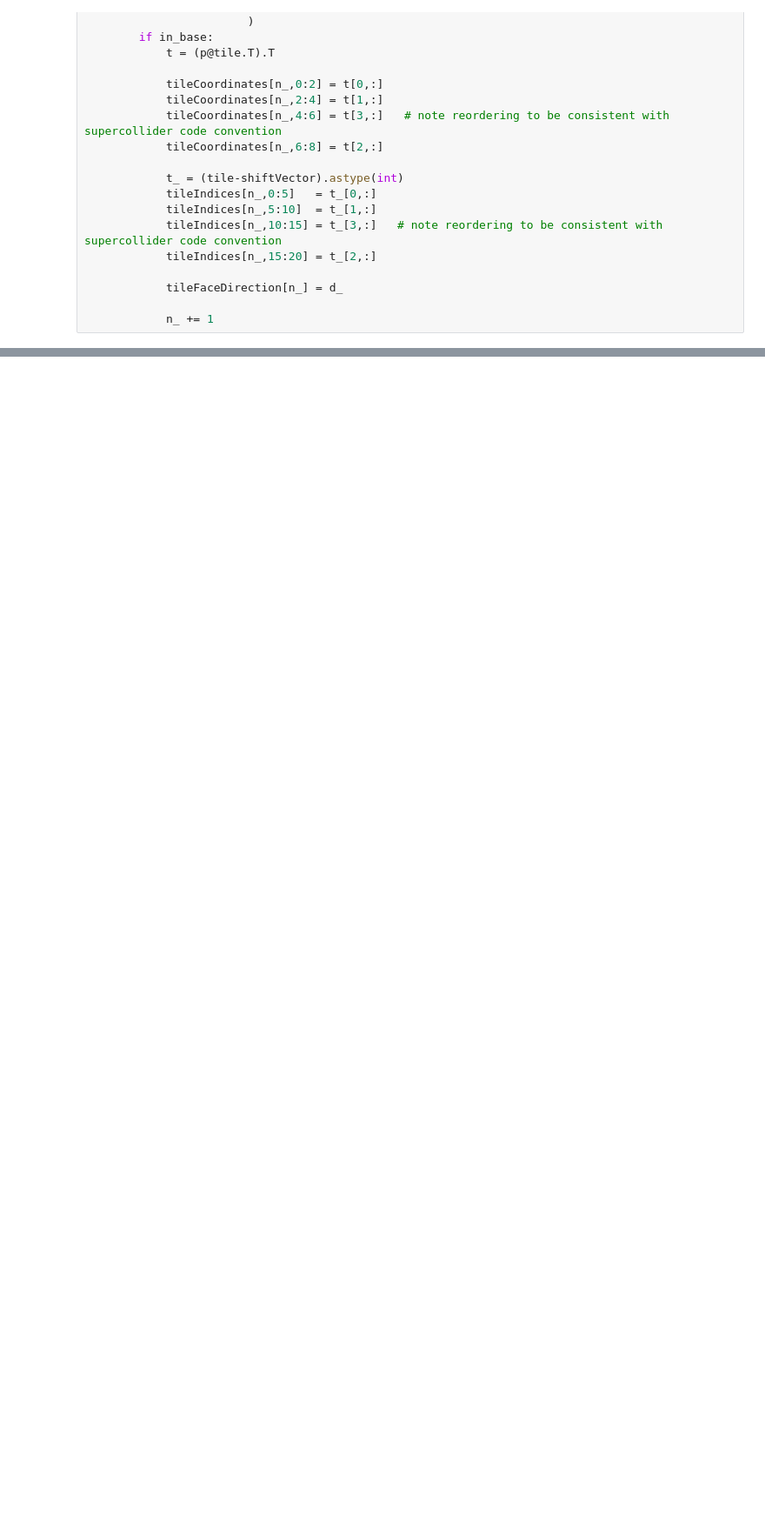
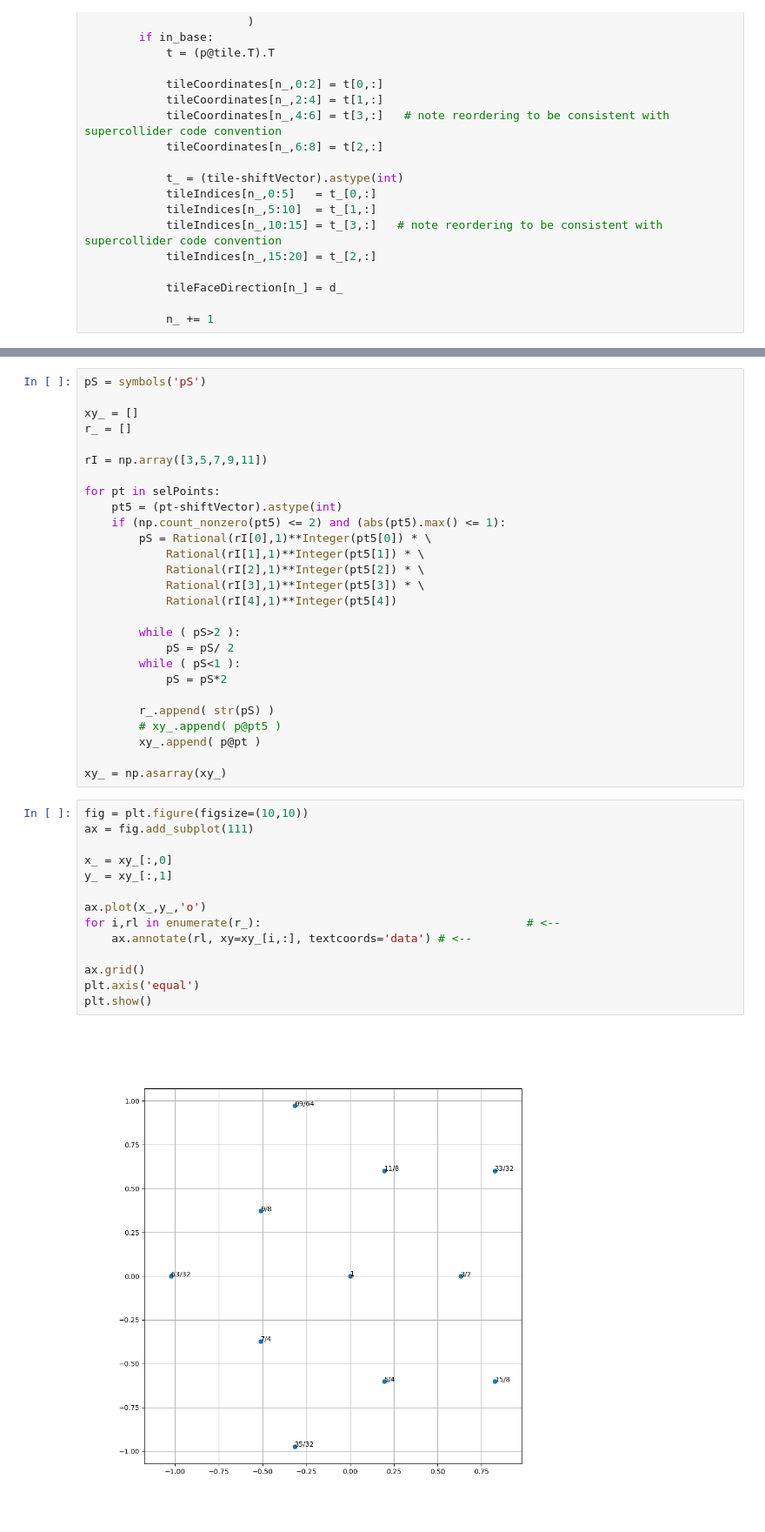
Before and after one commit to armandjbeaudoin/JI_tiling, a Jupyter notebook: penrose5D.ipynb, the cells around one changed output, grey strips where cells are left out. Shown at 87% size. Saved outputs shown, nothing was run; the diff lists cells and outputs as text; blank space fills up the shorter version.

```diff
--- a/penrose5D.ipynb
+++ b/penrose5D.ipynb
@@ -263,0 +289,43 @@ np.savetxt(dir+'faces_5Dprojection.txt',tileFaceDirection,fmt="%d")
+# %%
+pS = symbols('pS')
+
+xy_ = []
+r_ = []
+
+rI = np.array([3,5,7,9,11])
+
+for pt in selPoints:
+    pt5 = (pt-shiftVector).astype(int)
+    if (np.count_nonzero(pt5) <= 2) and (abs(pt5).max() <= 1):
+        pS = Rational(rI[0],1)**Integer(pt5[0]) * \
+            Rational(rI[1],1)**Integer(pt5[1]) * \
+            Rational(rI[2],1)**Integer(pt5[2]) * \
+            Rational(rI[3],1)**Integer(pt5[3]) * \
+            Rational(rI[4],1)**Integer(pt5[4])
+
+        while ( pS>2 ):
+            pS = pS/ 2
+        while ( pS<1 ):
+            pS = pS*2
+
+        r_.append( str(pS) )
+        # xy_.append( p@pt5 )
+        xy_.append( p@pt )
+
+xy_ = np.asarray(xy_)
+# %%
+fig = plt.figure(figsize=(10,10))
+ax = fig.add_subplot(111)
+
+x_ = xy_[:,0]
+y_ = xy_[:,1]
+
+ax.plot(x_,y_,'o')
+for i,rl in enumerate(r_):                                       # <--
+    ax.annotate(rl, xy=xy_[i,:], textcoords='data') # <--
+
+ax.grid()
+plt.axis('equal')
+plt.show()
+# %% [output]
+[figure, added]
```
Also changed, not shown: parts of 14 cells of this notebook, 5 other files.
